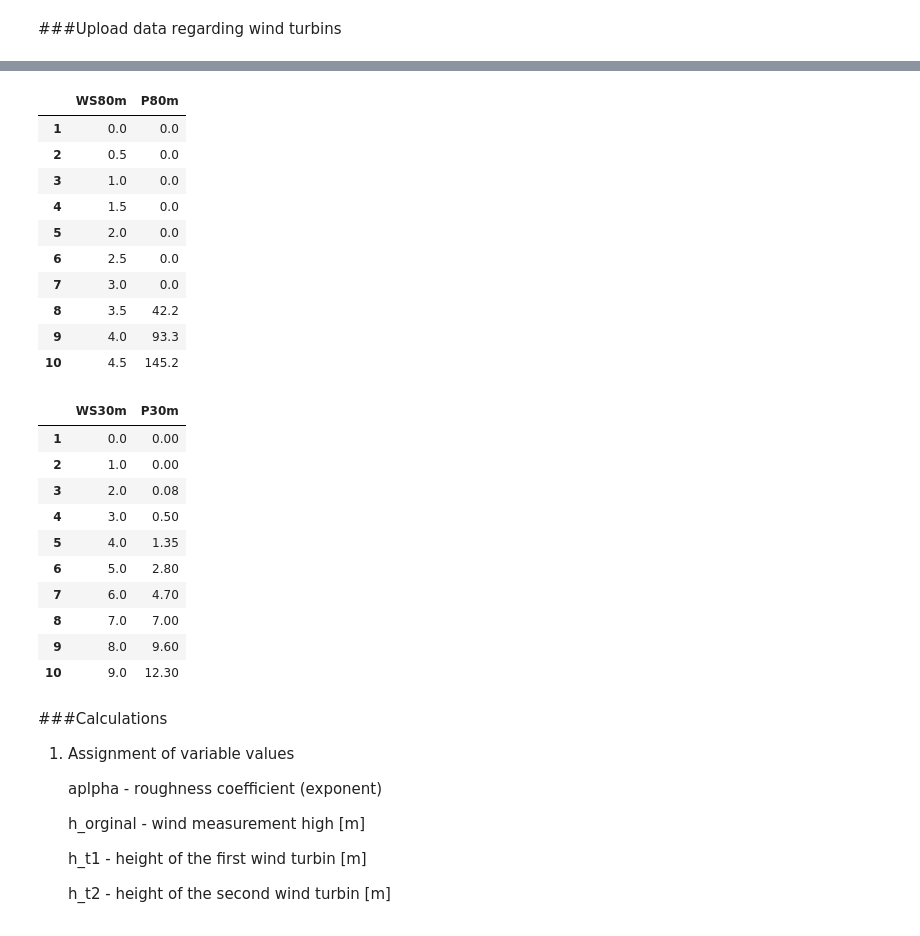
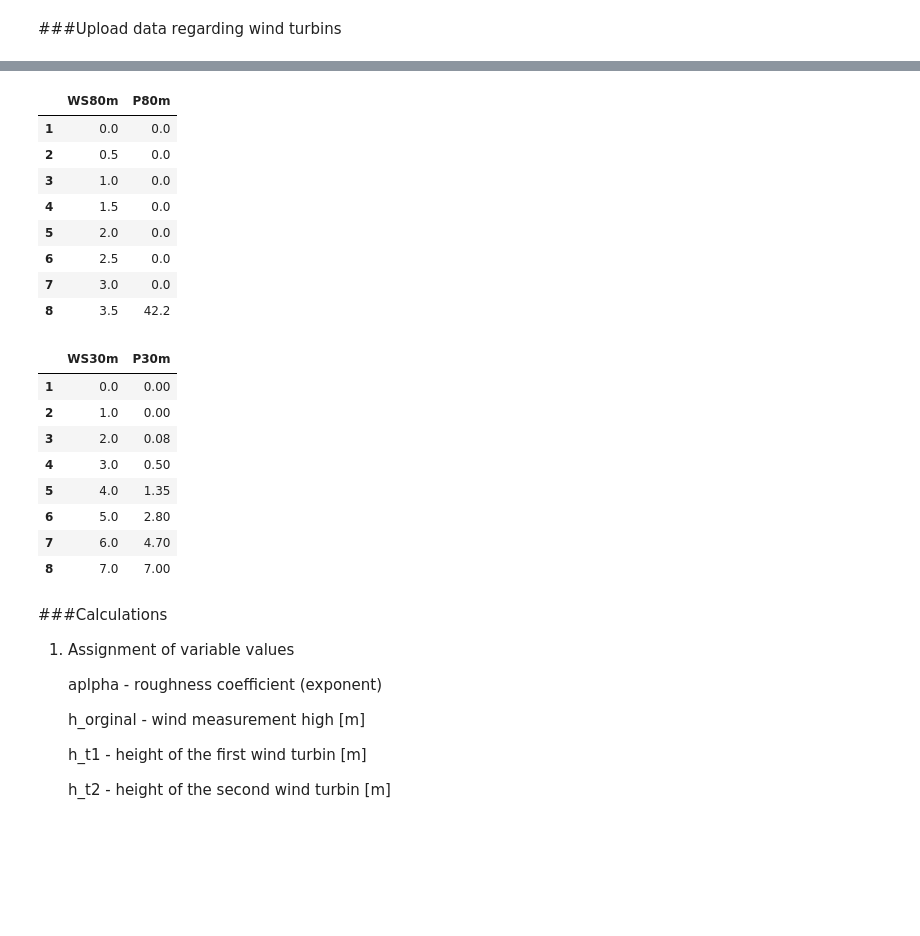
Before and after one commit to dawikrol/Engineering-thesis, a Jupyter notebook: Scripts/Wind_potential.ipynb, the cells around one changed output, grey strips where cells are left out. Drawn from its saved outputs; the diff is of its cells as text; code cells hidden in the pictures; blank space fills up the shorter version.

```diff
--- a/Scripts/Wind_potential.ipynb
+++ b/Scripts/Wind_potential.ipynb
@@ -188,21 +187,19 @@ turbine_20kW.columns = ['WS30m', 'P30m']
 turbine_20kW.drop(turbine_20kW.index[0], inplace=True)
 turbine_20kW = turbine_20kW.astype(float)
 # %%
-turbine_2MW.head(10)
+turbine_2MW.head(8)
 # %% [output]
 |  | WS80m | P80m |
 | 1 | 0.0 | 0.0 |
 | 2 | 0.5 | 0.0 |
 | 3 | 1.0 | 0.0 |
 | 4 | 1.5 | 0.0 |
 | 5 | 2.0 | 0.0 |
 | 6 | 2.5 | 0.0 |
 | 7 | 3.0 | 0.0 |
 | 8 | 3.5 | 42.2 |
-| 9 | 4.0 | 93.3 |
-| 10 | 4.5 | 145.2 |
 # %%
-turbine_20kW.head(10)
+turbine_20kW.head(8)
 # %% [output]
 |  | WS30m | P30m |
 | 1 | 0.0 | 0.00 |
@@ -213,8 +210,6 @@ turbine_20kW.head(10)
 | 6 | 5.0 | 2.80 |
 | 7 | 6.0 | 4.70 |
 | 8 | 7.0 | 7.00 |
-| 9 | 8.0 | 9.60 |
-| 10 | 9.0 | 12.30 |
 # %% [markdown]
 ###Calculations
 
```
Also changed, not shown: parts of 18 cells of this notebook.
